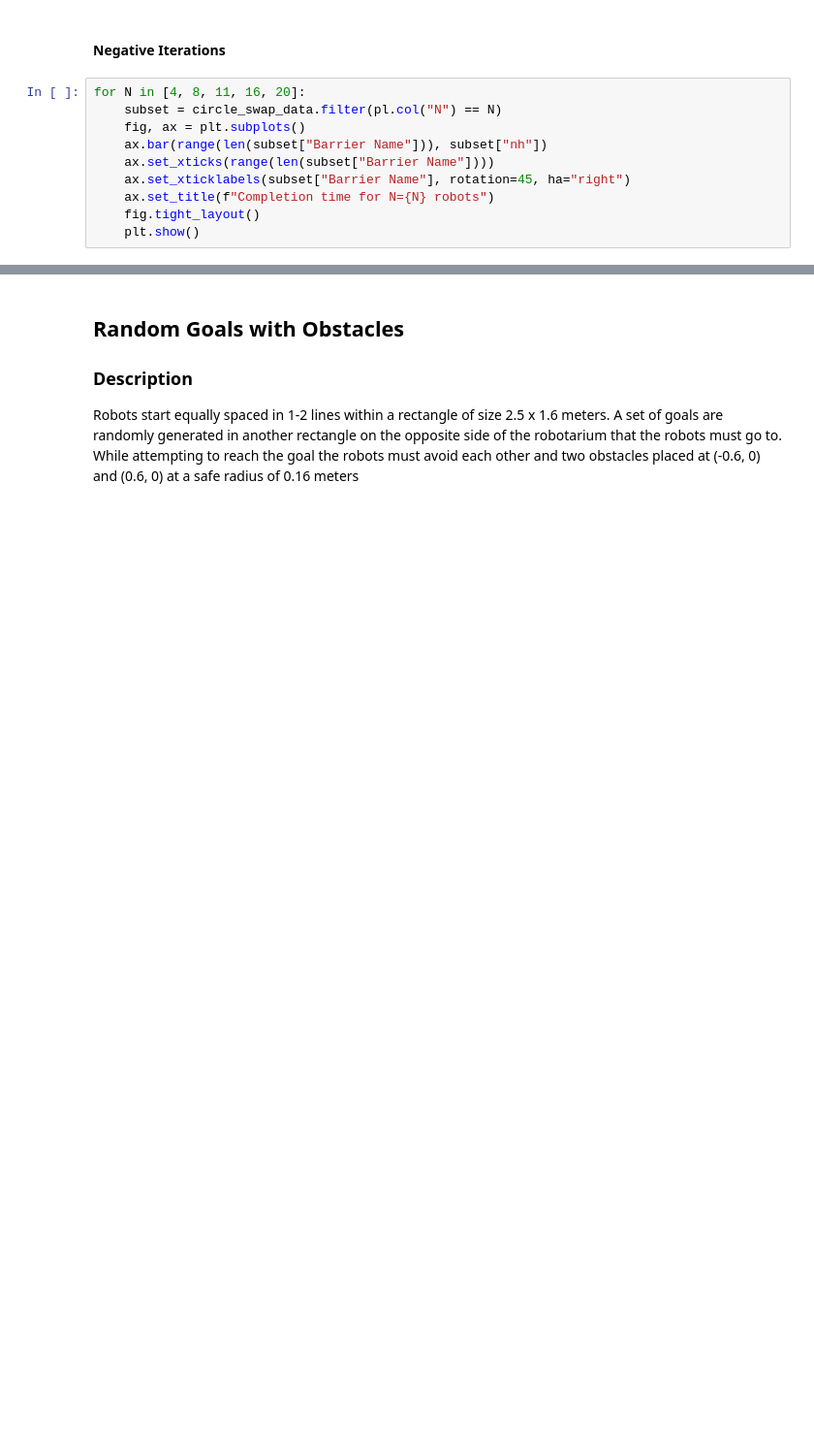
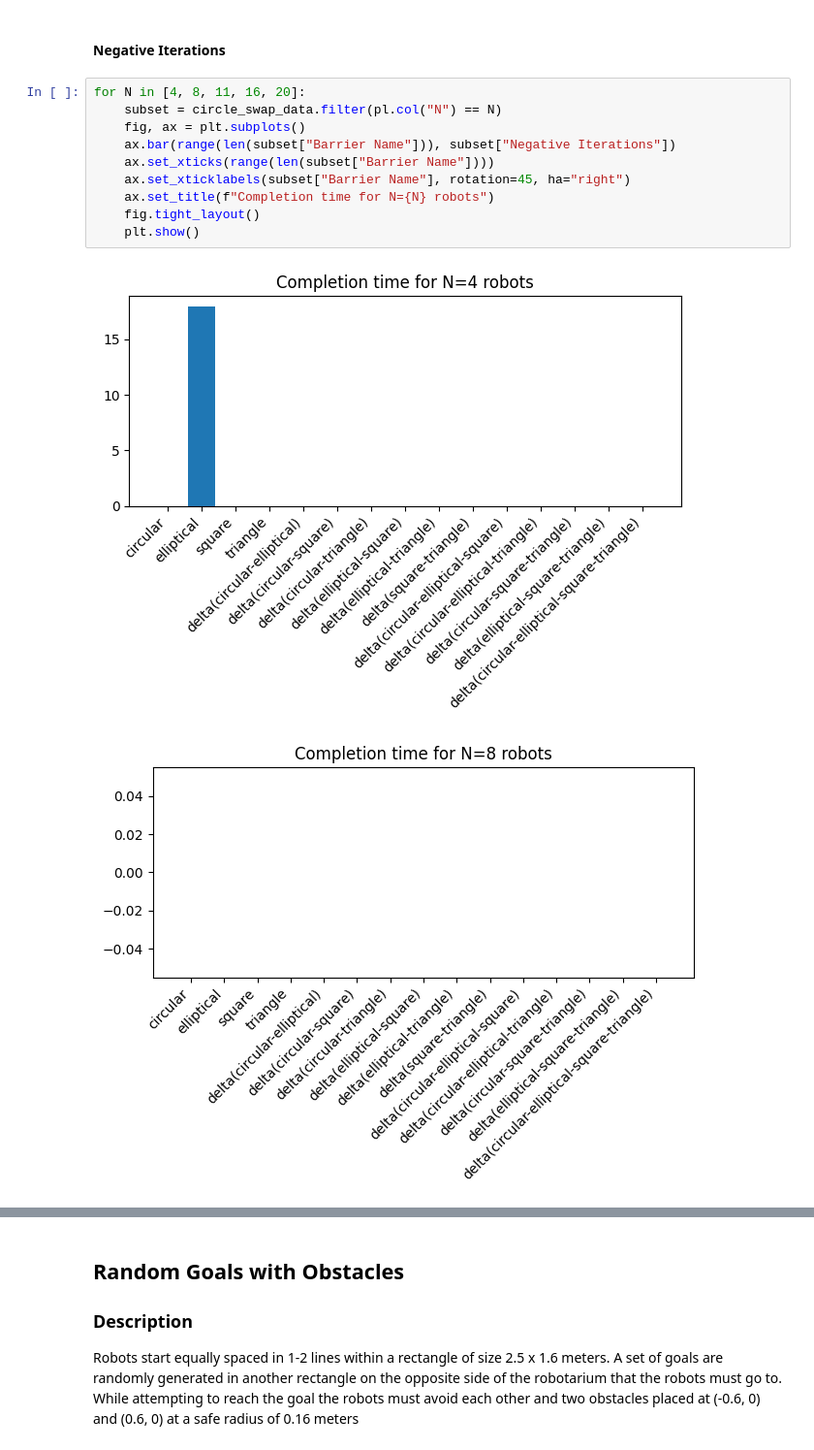
Before and after one commit to J4mZzy/robotarium_python_simulator, a Jupyter notebook: rps/src/data_analysis.ipynb, the cells around one changed output, grey strips where cells are left out. Shown at 97% size. Cells and saved outputs as stored; diff of their text form; blank space fills up the shorter version.

```diff
--- a/rps/src/data_analysis.ipynb
+++ b/rps/src/data_analysis.ipynb
@@ -51,10 +51,13 @@ for N in [4, 8, 11, 16, 20]:
 # %%
 for N in [4, 8, 11, 16, 20]:
     subset = circle_swap_data.filter(pl.col("N") == N)
     fig, ax = plt.subplots()
-    ax.bar(range(len(subset["Barrier Name"])), subset["nh"])
+    ax.bar(range(len(subset["Barrier Name"])), subset["Negative Iterations"])
     ax.set_xticks(range(len(subset["Barrier Name"])))
     ax.set_xticklabels(subset["Barrier Name"], rotation=45, ha="right")
     ax.set_title(f"Completion time for N={N} robots")
     fig.tight_layout()
     plt.show()
+# %% [output]
+[figure, added]
+[figure, added]
```
Also changed, not shown: parts of 8 cells of this notebook, 5 other files.
